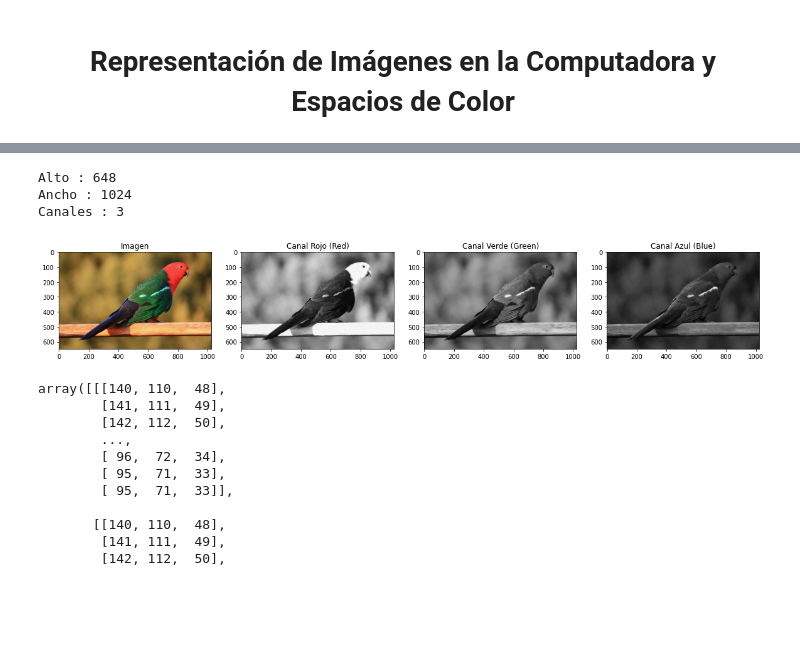
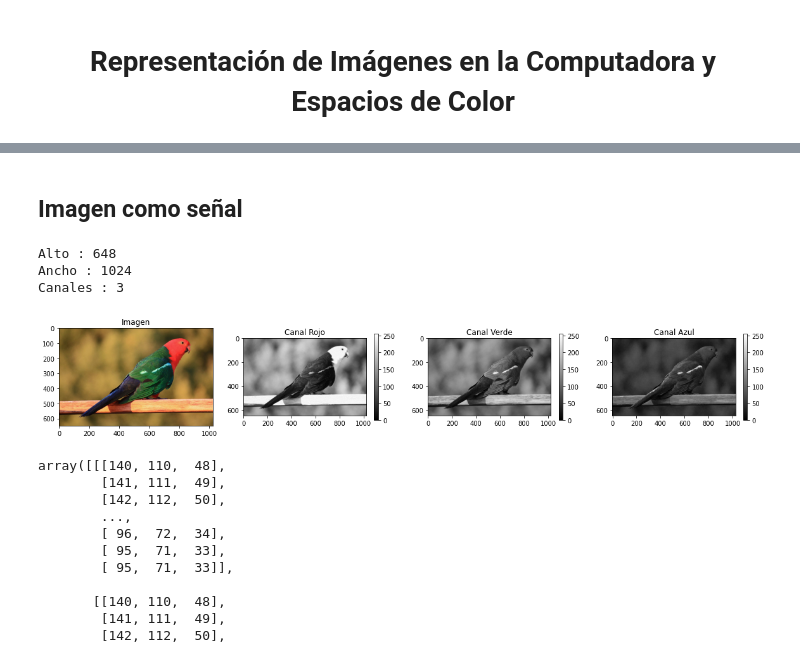
Before and after one commit to UN-GCPDS/Procesamiento-Digital-De-Imagenes, a Jupyter notebook: 2-ConceptosBasicosDeImagenes/2-RepresentacionDeImagenesEnComputador.ipynb, the cells around one changed output, grey strips where cells are left out. Drawn from its saved outputs; the diff is of its cells as text; code cells hidden in the pictures; blank space fills up the shorter version.

```diff
--- a/2-ConceptosBasicosDeImagenes/2-RepresentacionDeImagenesEnComputador.ipynb
+++ b/2-ConceptosBasicosDeImagenes/2-RepresentacionDeImagenesEnComputador.ipynb
@@ -16,45 +16,47 @@ Recordemos que usamos el rojo, verde y azul para representar los demás colores,
 En resumen una imagen pude ser descrita matemáticamente como una matriz $X \in [0, 255]^{H \times W \times C}$, donde $H$ es el alto, $W$ el ancho y $C$ los canales.
 
 Cabe mencionar que la anterior descripción es la forma en que nos vamos a encontrar la imagen cuando la queremos procesar (la subimos a RAM), diferente es cuando es almacenada, ya que allí se usan métodos de compresión como PNG y JPEG.
+# %% [markdown]
+## Imagen como señal
 # %%
 import cv2
 import matplotlib.pyplot as plt
 
 
 def load_image(path_image):
     img = cv2.imread(path_image)
-    return cv2.cvtColor(img, cv2.COLOR_BGR2RGB)
+    return img[...,::-1] #BGR to RGB
 
 img = load_image('./parrot.jpg')
 
 print(f'Alto : {img.shape[0]}')
 print(f'Ancho : {img.shape[1]}')
 print(f'Canales : {img.shape[2]}')
 
+fig, axs = plt.subplots(1,4,figsize=(20,5))
 
-plt.figure(figsize=(20,5))
-
-ax = plt.subplot(1,4,1)
-ax.imshow(img)
-ax.set_title('Imagen')
-
-ax = plt.subplot(1,4,2)
-ax.imshow(img[...,0],cmap='gray')
-ax.set_title('Canal Rojo (Red)')
-
-ax = plt.subplot(1,4,3)
-ax.imshow(img[...,1],cmap='gray')
-ax.set_title('Canal Verde (Green)')
+axs[0].imshow(img)
+axs[0].set_title('Imagen')
 
 
-ax = plt.subplot(1,4,4)
-ax.imshow(img[...,2],cmap='gray')
-ax.set_title('Canal Azul (Blue)');
+fig_img = axs[1].imshow(img[...,0],cmap='gray')
+fig.colorbar(fig_img, ax=axs[1],shrink=0.5)
+axs[1].set_title('Canal Rojo')
+
+
+fig_img = axs[2].imshow(img[...,1],cmap='gray')
+fig.colorbar(fig_img, ax=axs[2],shrink=0.5)
+axs[2].set_title('Canal Verde')
+
+
+fig_img = axs[3].imshow(img[...,2],cmap='gray')
+fig.colorbar(fig_img, ax=axs[3],shrink=0.5)
+axs[3].set_title('Canal Azul');
 # %% [output]
 Alto : 648
 Ancho : 1024
 Canales : 3
-[figure, old version]
+[figure, new version]
 # %%
 img
 # %% [output]
```
Also changed, not shown: parts of 15 cells of this notebook.
